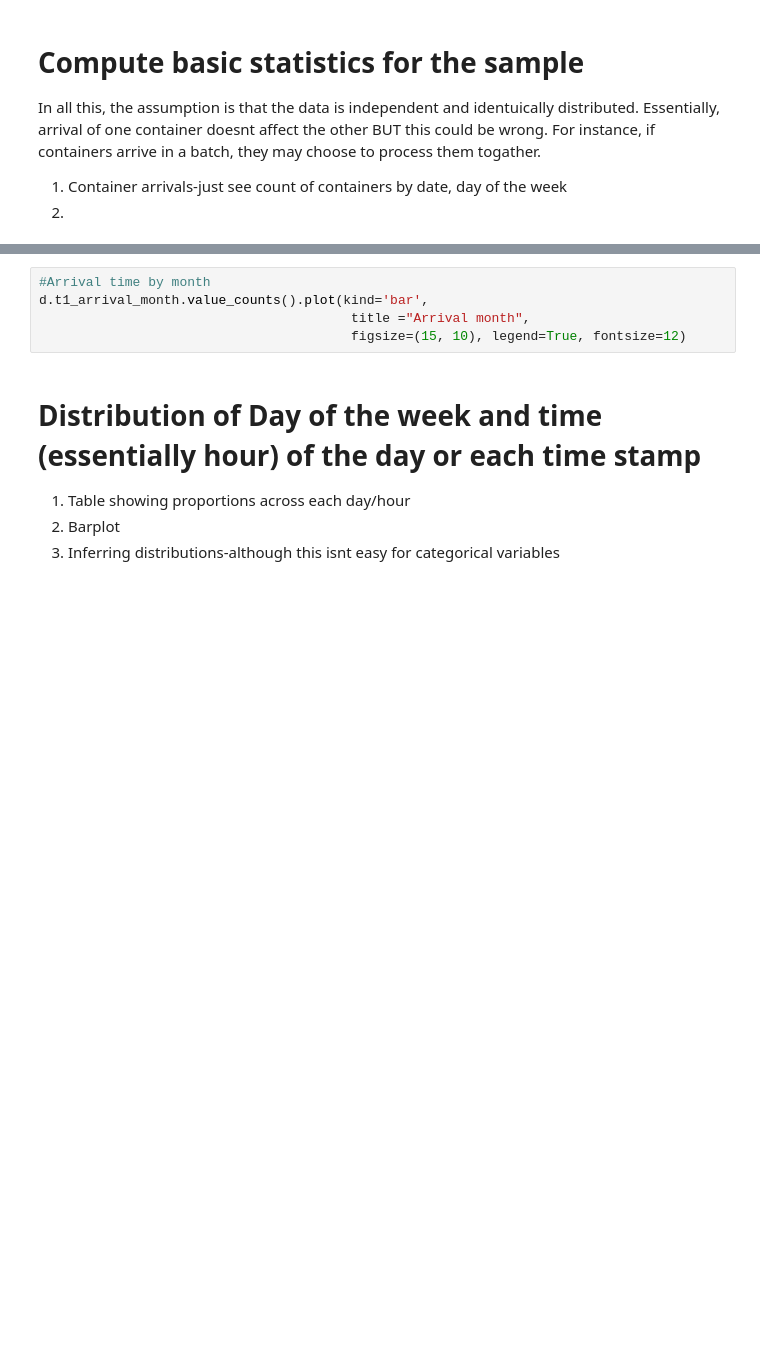
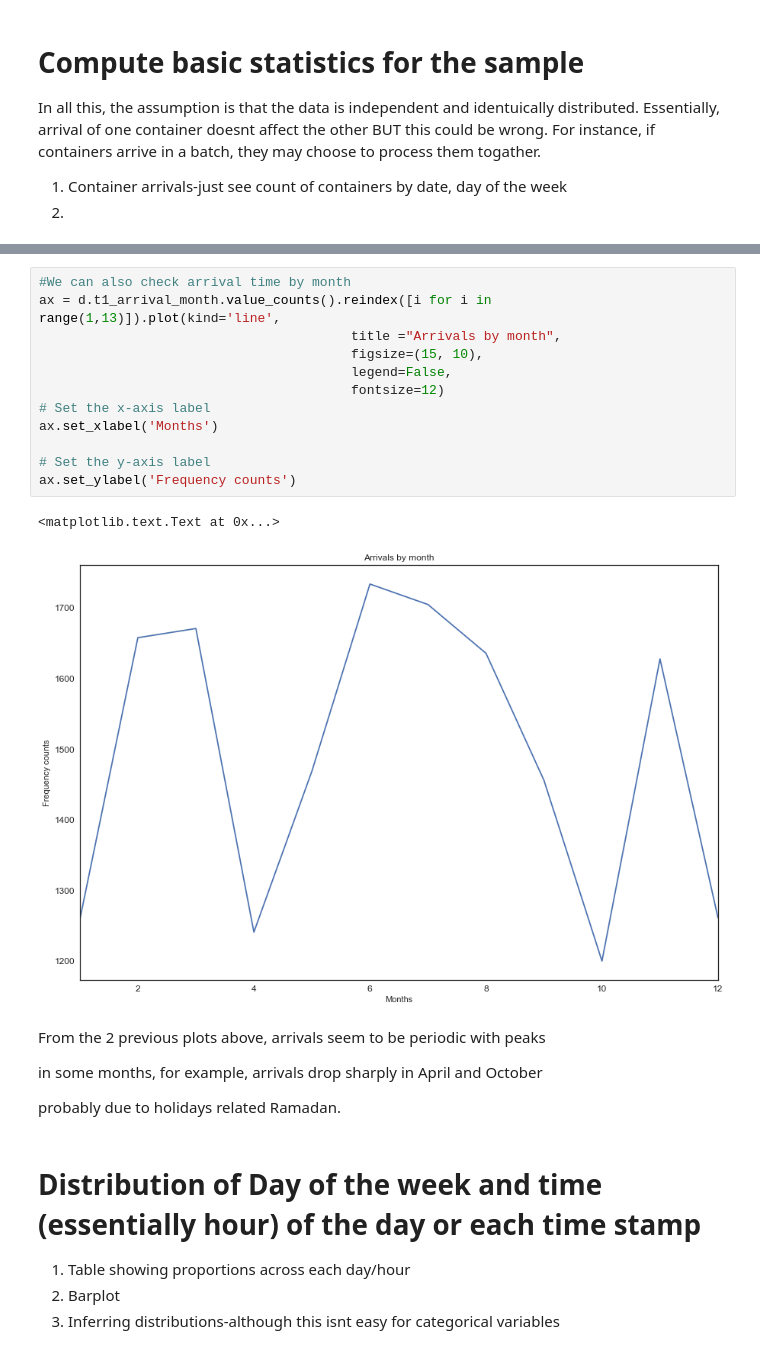
Before and after one commit to dmatekenya/Port-Analysis-Logistics, a Jupyter notebook: scripts/analysis.ipynb, the cells around one changed output, grey strips where cells are left out. Cells and saved outputs as stored; diff of their text form; blank space fills up the shorter version.

```diff
--- a/scripts/analysis.ipynb
+++ b/scripts/analysis.ipynb
@@ -172,8 +268,24 @@ df_date.plot(figsize=(12,8))
 # %%
-#Arrival time by month
-d.t1_arrival_month.value_counts().plot(kind='bar',
-                                        title ="Arrival month",
-                                        figsize=(15, 10), legend=True, fontsize=12)
+#We can also check arrival time by month
+ax = d.t1_arrival_month.value_counts().reindex([i for i in range(1,13)]).plot(kind='line',
+                                        title ="Arrivals by month",
+                                        figsize=(15, 10),
+                                        legend=False,
+                                        fontsize=12)
+# Set the x-axis label
+ax.set_xlabel('Months')
+
+# Set the y-axis label
+ax.set_ylabel('Frequency counts')
+# %% [output]
+<matplotlib.text.Text at 0x...>
+[figure, added]
+# %% [markdown]
+From the 2 previous plots above, arrivals seem to be periodic with peaks
+
+in some months, for example, arrivals drop sharply in April and October
+
+probably due to holidays related Ramadan.
 # %% [markdown]
 **Distribution of Day of the week and time (essentially hour) of the day or each time stamp**
 ================================================================================================
```
Also changed, not shown: parts of 29 cells of this notebook.
